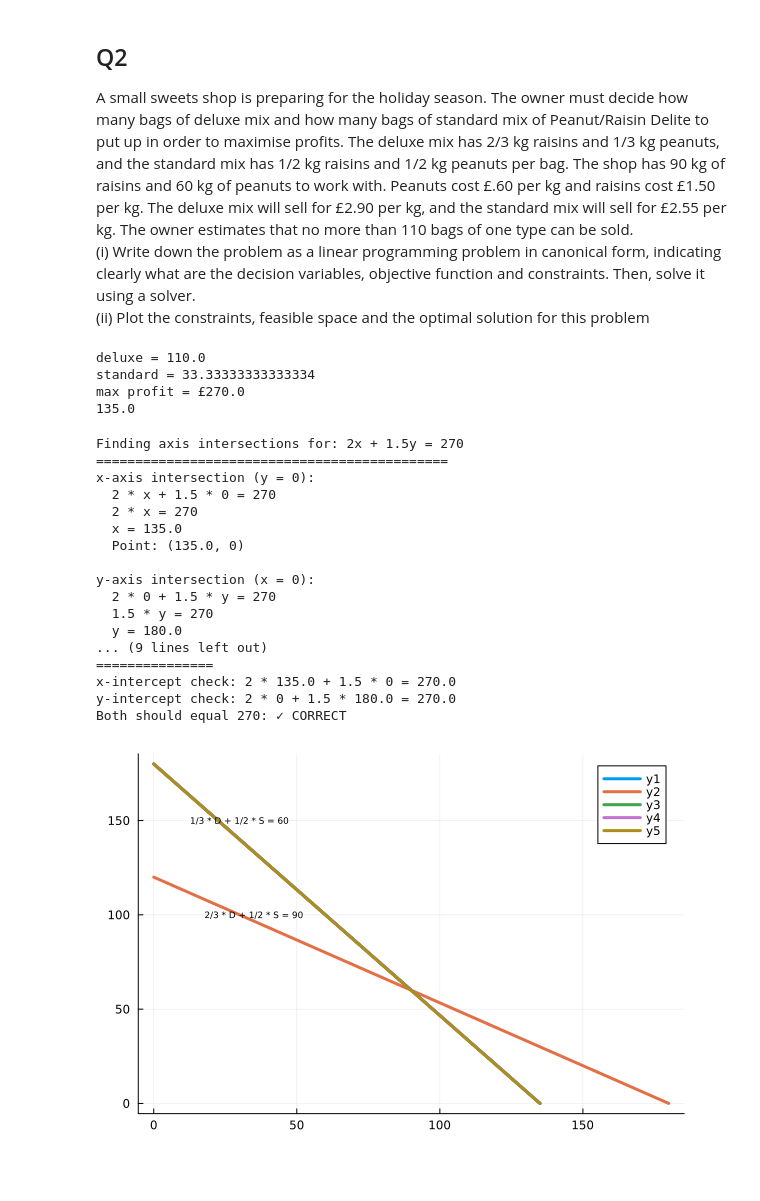
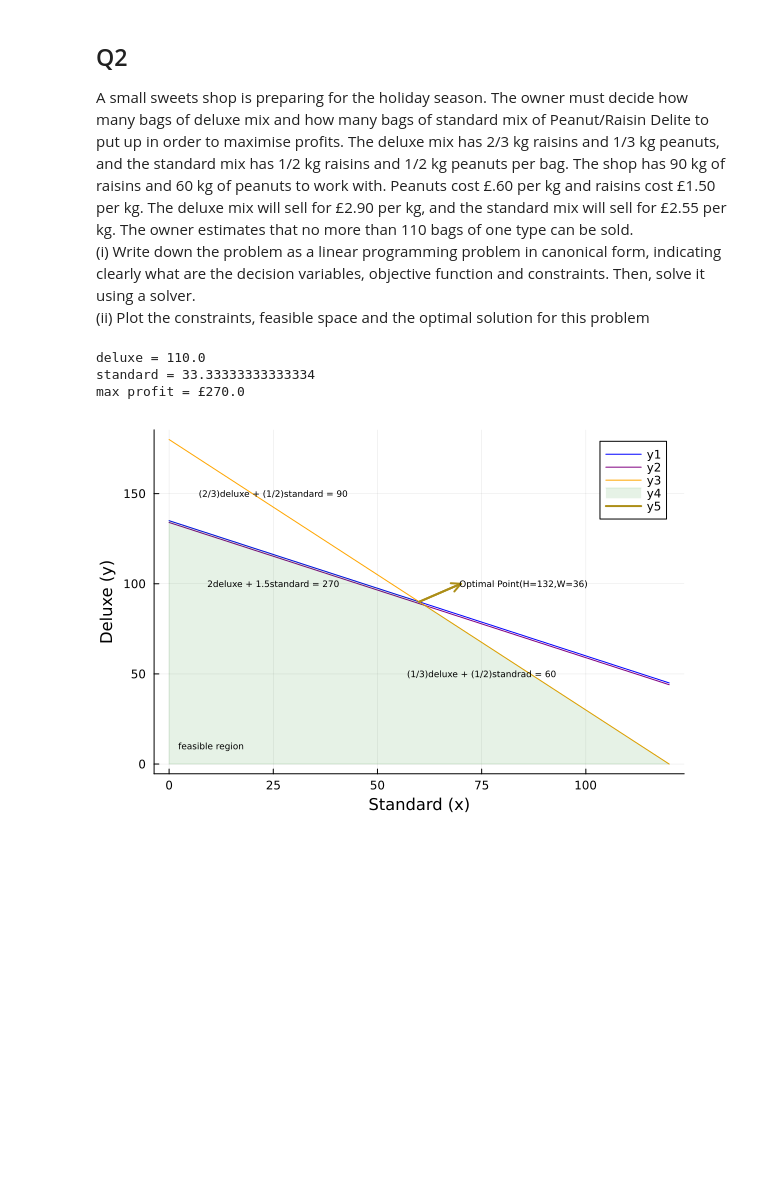
Before and after one commit to nguyenluan3017/HPC, a Jupyter notebook: lab_lp_week3.ipynb, the cells around one changed output. Drawn from its saved outputs; the diff is of its cells as text; code cells hidden in the pictures; blank space fills up the shorter version.

```diff
--- a/lab_lp_week3.ipynb
+++ b/lab_lp_week3.ipynb
@@ -65,9 +65,9 @@ Peanuts cost £.60 per kg and raisins cost £1.50 per kg. The deluxe mix will se
 model = Model(GLPK.Optimizer)
 @variable(model, 0 <= deluxe <= 110)
 @variable(model, 0 <= standard <= 110)
-@constraint(model, (2/3) * deluxe + (1/2) * standard <= 90) # (deluxe = 0, standard = 180) (deluxe = 60, standard = 0)
-@constraint(model, (1/3) * deluxe + (1/2) * standard <= 60) # (deluxe = 180, standard = 0) (deluxe = 0, standard = 120)
-@objective(model, Max, 2 * deluxe + 1.5 * standard)  # = 270       # (deluxe = 0, standard = 180) (deluxe = 135, standard = 0)
+@constraint(model, peanuts, (2/3) * deluxe + (1/2) * standard <= 90)
+@constraint(model, raisins, (1/3) * deluxe + (1/2) * standard <= 60)
+@objective(model, Max, 2 * deluxe + 1.5 * standard)
 optimize!(model)
 println("deluxe = ", value(deluxe))
 println("standard = ", value(standard))
@@ -76,41 +76,37 @@ println("max profit = £", objective_value(model))
 deluxe = 110.0
 standard = 33.33333333333334
 max profit = £270.0
-135.0
-# %%
-# Plotting
-x1 = [135, 0]; y1 = [0, 180]
-x2 = [180, 0]; y2 = [0, 120]
-x3 = [0, 135]; y3 = [180, 0]
-
-feas_x = [0, 90, 120, 0]
-feas_y = [0, 60, 0, 0]
-
-#p1 = plot(x1 , y1, lw = 3, annotation=[(35, 100, "2/3 * D + 1/2 * S = 90", 6)])
-#p2 = plot!(p1, x2, y2, lw = 3, annotation=[(30, 150, "1/3 * D + 1/2 * S = 60", 6)])
-p3 = plot(p2, x3, y3, lw = 3, annotation=[])
-p3
-#p3 = plot!(p2, feas_x, feas_y, seriestype = :scatter, legend = false, color = "red")
-#p4 = plot!(p3, feas_x, feas_y, palette = cgrad(:grays), lw=4, fill = 0, α = 0.4, annotation=[(60,35,"Feasible Region",8)])
-# %% [output]
-Finding axis intersections for: 2x + 1.5y = 270
-=============================================
-x-axis intersection (y = 0):
-  2 * x + 1.5 * 0 = 270
-  2 * x = 270
-  x = 135.0
-  Point: (135.0, 0)
-
-y-axis intersection (x = 0):
-  2 * 0 + 1.5 * y = 270
-  1.5 * y = 270
-  y = 180.0
-... (9 lines left out)
-===============
-x-intercept check: 2 * 135.0 + 1.5 * 0 = 270.0
-y-intercept check: 2 * 0 + 1.5 * 180.0 = 270.0
-Both should equal 270: ✓ CORRECT
-[figure, removed]
+# %%
+function deluxe_from_peanuts(standard)
+    return (90 - (1/2) * standard) / (2/3)
+end
+
+function deluxe_from_raisins(standard)
+    return (60 - (1/2) * standard) / (1/3)
+end
+
+function deluxe_from_objective(standard)
+    return (270 - 1.5 * standard) / 2
+end
+
+function intersections()
+    A = [2/3 1/2; 1/3 1/2]
+    b = [90; 60]
+    return A \ b
+end
+
+feasible_region_x = [0,    0,  60, 120, 0]
+feasible_region_y = [0,  deluxe_from_peanuts(0),  deluxe_from_peanuts(60),   deluxe_from_raisins(120), 0]
+
+plt = plot([0:120], deluxe_from_peanuts, annotation=[(25, 150, "(2/3)deluxe + (1/2)standard = 90", 6)], color=:blue)
+plot!(plt, s -> deluxe_from_objective(s) - 1, color=:purple, annotation=[(25, 100, "2deluxe + 1.5standard = 270", 6)])
+plot!(plt, deluxe_from_raisins, annotation=[(75, 50, "(1/3)deluxe + (1/2)standrad = 60", 6)], color=:orange)
+plot!(plt, feasible_region_x, feasible_region_y, pallete = cgrad(:grays), fill=0, alpha=.1, color=:green, annotation=[(10, 10, "feasible region", 6)])
+plot!(plt,[60,70],[90,100],lw=2,arrow=0.4,annotation=[(85,100,"Optimal Point(H=132,W=36)",6)])
+xlabel!("Standard (x)")
+ylabel!("Deluxe (y)")
+# %% [output]
+[figure, added]
 # %% [markdown]
 ##
 # %% [markdown]
```
Also changed, not shown: parts of 1 cell of this notebook.
